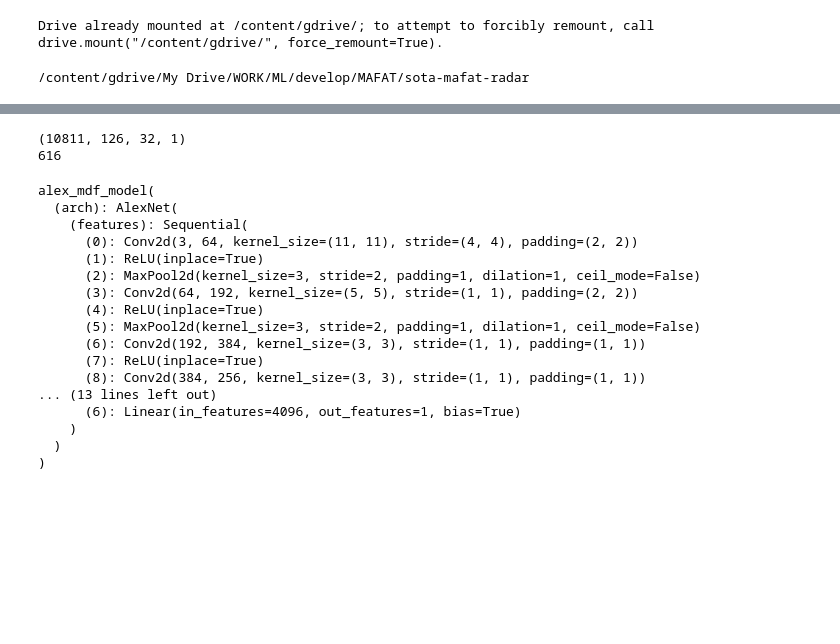
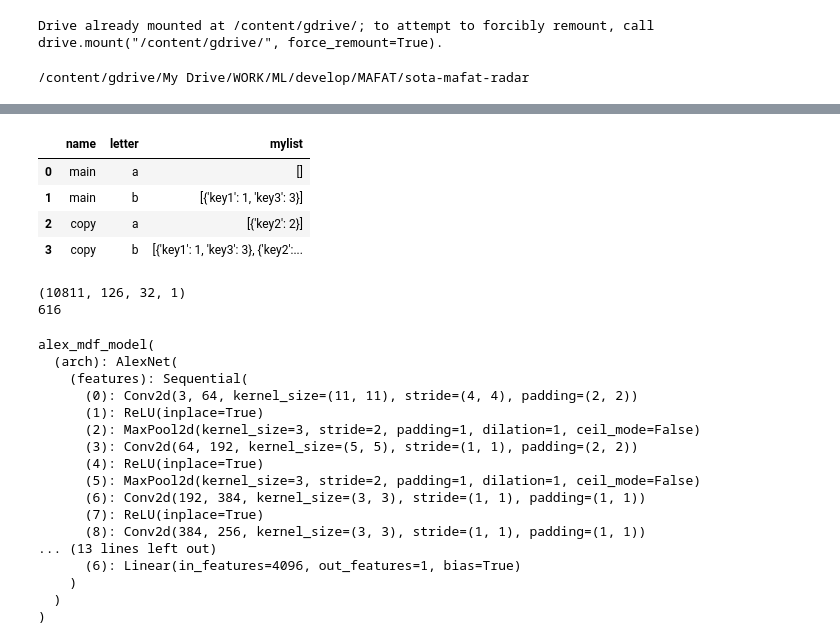
Before and after one commit to ShaulSolomon/sota-mafat-radar, a Jupyter notebook: notebooks/exploratory_notebooks/[SS]Alexnet_pytorch.ipynb, the cells around one changed output, grey strips where cells are left out. Drawn from its saved outputs; the diff is of its cells as text; code cells hidden in the pictures; blank space fills up the shorter version.

```diff
--- a/notebooks/exploratory_notebooks/[SS]Alexnet_pytorch.ipynb
+++ b/notebooks/exploratory_notebooks/[SS]Alexnet_pytorch.ipynb
@@ -105 +210,18 @@ train_x, train_y, val_x, val_y = get_data_pipeline.pipeline_trainval(PATH_DATA,
+# %%
+import pandas as pd, numpy as np
+df_main = pd.DataFrame([['main','a', []], ['main','b', [{'key1':1,'key3':3}]]], columns=['name','letter', 'mylist'])
+df_copy = df_main.copy()
+df_copy['name'] = 'copy'
+for index, row in df_copy.iterrows():
+    row.mylist = row.mylist + list([{'key2':2}])
+
+df = pd.concat([df_main,df_copy], ignore_index=True)
+
+df
+# %% [output]
+|  | name | letter | mylist |
+| 0 | main | a | [] |
+| 1 | main | b | [{'key1': 1, 'key3': 3}] |
+| 2 | copy | a | [{'key2': 2}] |
+| 3 | copy | b | [{'key1': 1, 'key3': 3}, {'key2':... |
 # %%
```
Also changed, not shown: parts of 13 cells of this notebook, 4 other files.
